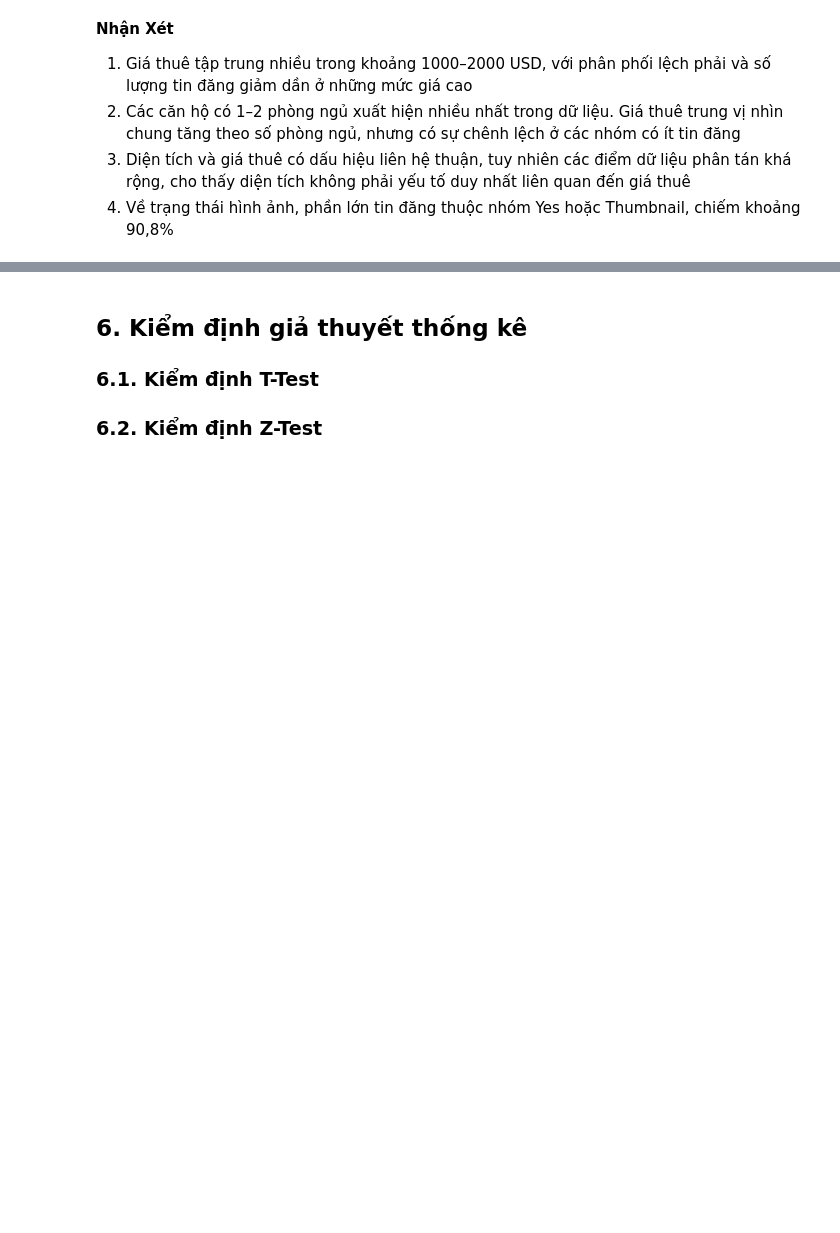
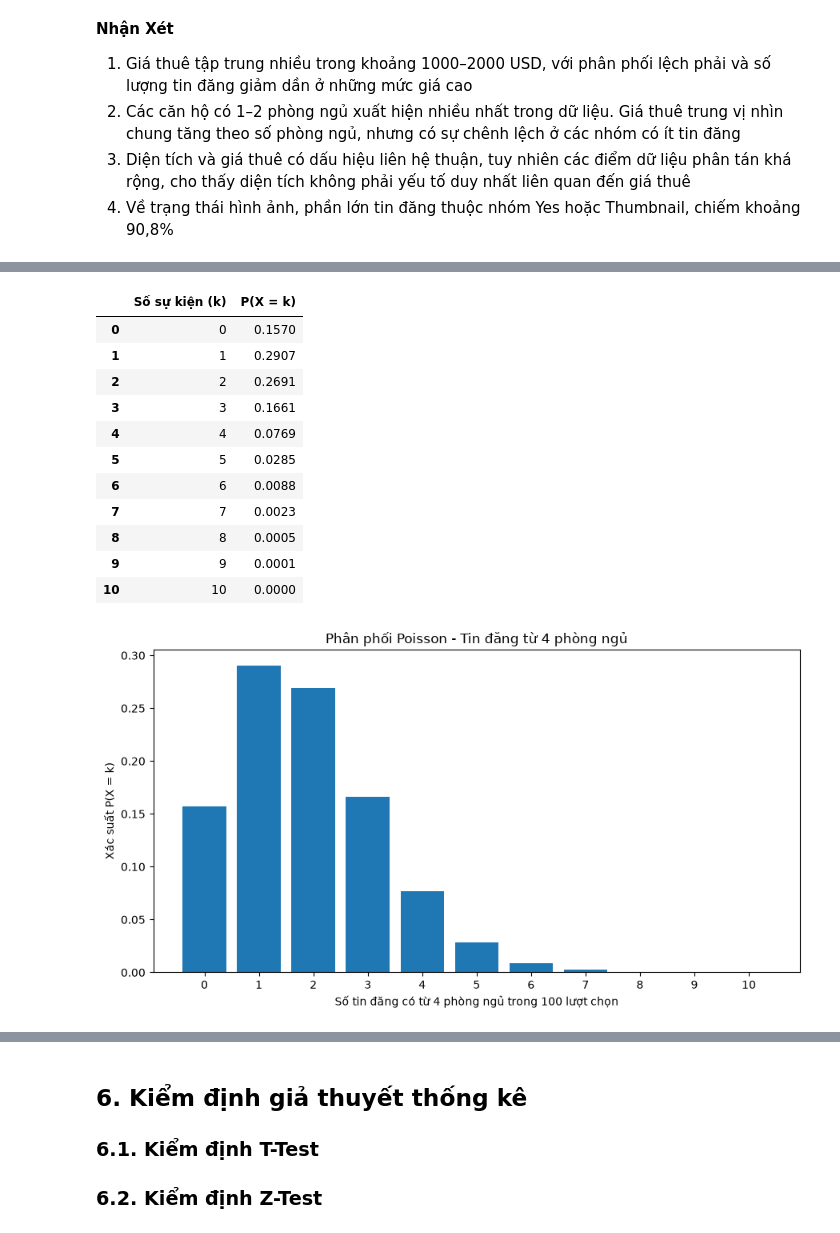
Before and after one commit to 1amBlake/apartment-rental-analysis-iuh, a Jupyter notebook: notebooks/apartment_retal_analysis.ipynb, the cells around one changed output, grey strips where cells are left out. Drawn from its saved outputs; the diff is of its cells as text; code cells hidden in the pictures; blank space fills up the shorter version.

```diff
--- a/notebooks/apartment_retal_analysis.ipynb
+++ b/notebooks/apartment_retal_analysis.ipynb
@@ -1003,0 +1163,40 @@ plt.show()
+# %%
+
+import matplotlib.pyplot as plt
+
+k_values = list(range(11))
+
+probabilities = poisson.pmf(k_values, lambda_poisson)
+
+df_poisson = pd.DataFrame({
+    "Số sự kiện (k)": k_values,
+    "P(X = k)": probabilities
+})
+
+display(df_poisson.round(4))
+
+plt.figure(figsize=(9, 5))
+
+plt.bar(k_values, probabilities)
+
+plt.title("Phân phối Poisson - Tin đăng từ 4 phòng ngủ")
+plt.xlabel("Số tin đăng có từ 4 phòng ngủ trong 100 lượt chọn")
+plt.ylabel("Xác suất P(X = k)")
+plt.xticks(k_values)
+
+plt.tight_layout()
+plt.show()
+# %% [output]
+|  | Số sự kiện (k) | P(X = k) |
+| 0 | 0 | 0.1570 |
+| 1 | 1 | 0.2907 |
+| 2 | 2 | 0.2691 |
+| 3 | 3 | 0.1661 |
+| 4 | 4 | 0.0769 |
+| 5 | 5 | 0.0285 |
+| 6 | 6 | 0.0088 |
+| 7 | 7 | 0.0023 |
+| 8 | 8 | 0.0005 |
+| 9 | 9 | 0.0001 |
+| 10 | 10 | 0.0000 |
+[figure, added]
```
Also changed, not shown: parts of 14 cells of this notebook.
